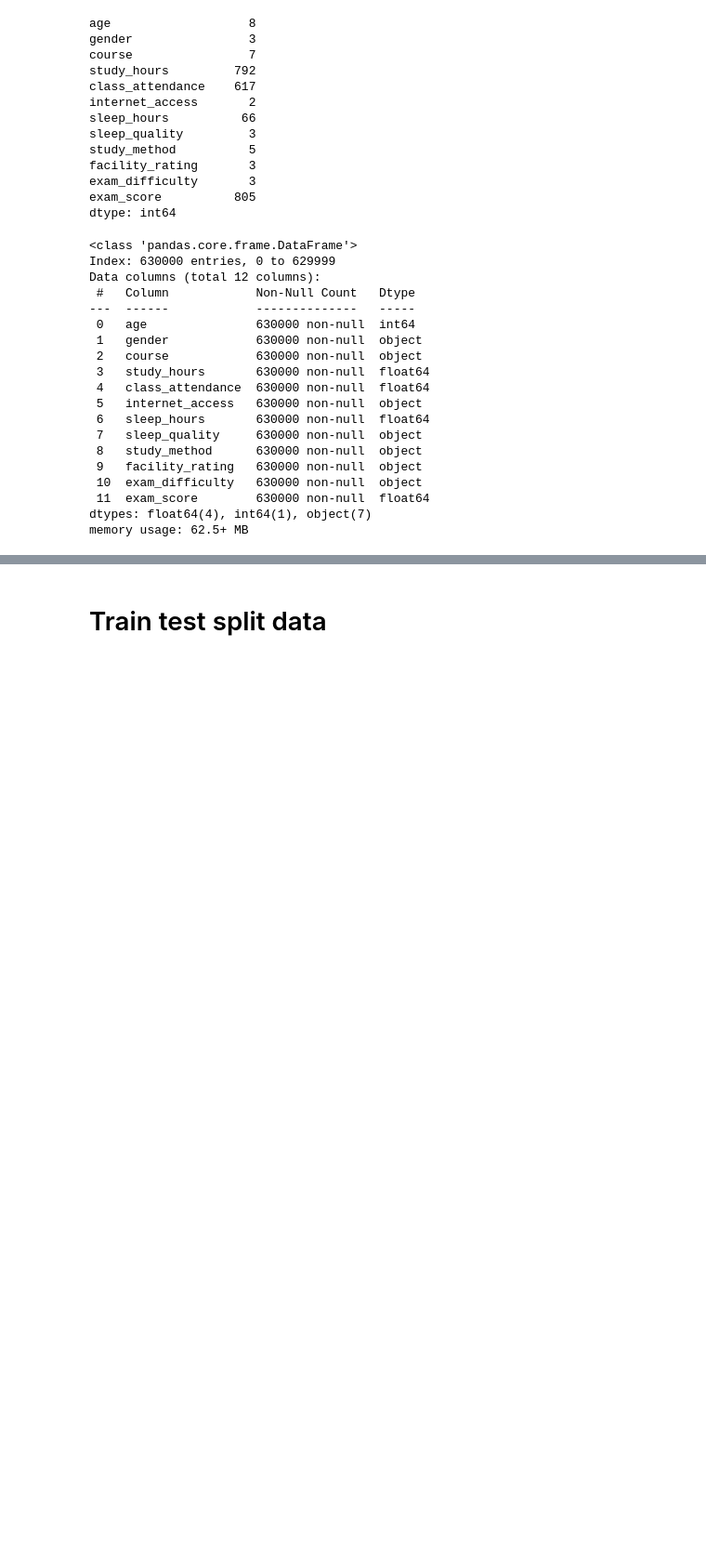
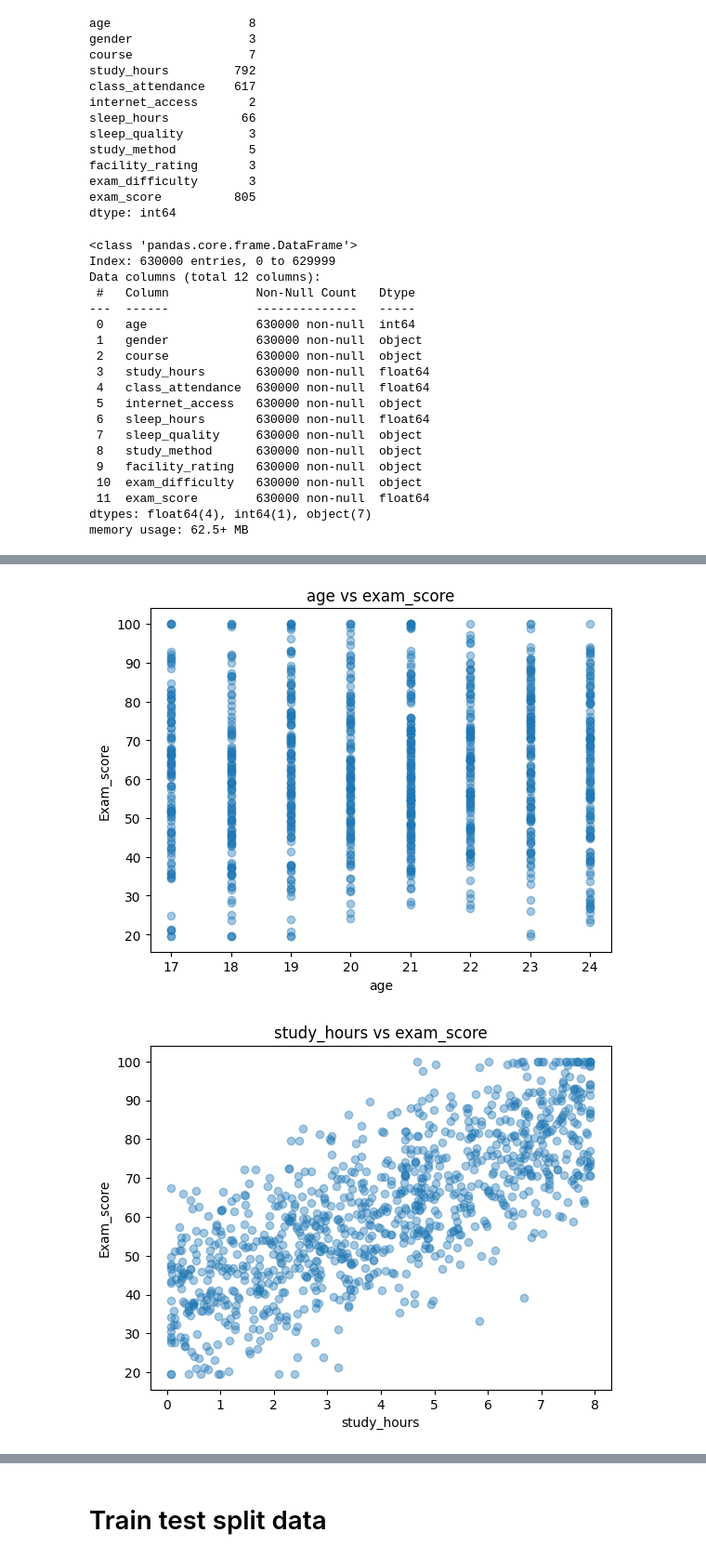
Before and after one commit to prabhatxplore/Daily-ML, a Jupyter notebook: predictstudentscore-sgd-regressor.ipynb, the cells around one changed output, grey strips where cells are left out. Shown at 93% size. Saved outputs shown, nothing was run; the diff lists cells and outputs as text; code cells hidden in the pictures; blank space fills up the shorter version.

```diff
--- a/predictstudentscore-sgd-regressor.ipynb
+++ b/predictstudentscore-sgd-regressor.ipynb
@@ -64,0 +102,11 @@ memory usage: 62.5+ MB
+# %%
+for col in df_sample:
+    plt.scatter(x=df_sample[col],y=df_sample['exam_score'],alpha =0.4)
+    plt.title(f'{col} vs exam_score')
+    plt.xlabel(col)
+    plt.ylabel('Exam_score')
+    plt.show()
+    print('\n')
+# %% [output]
+[figure, added]
+[figure, added]
```
Also changed, not shown: parts of 36 cells of this notebook.
